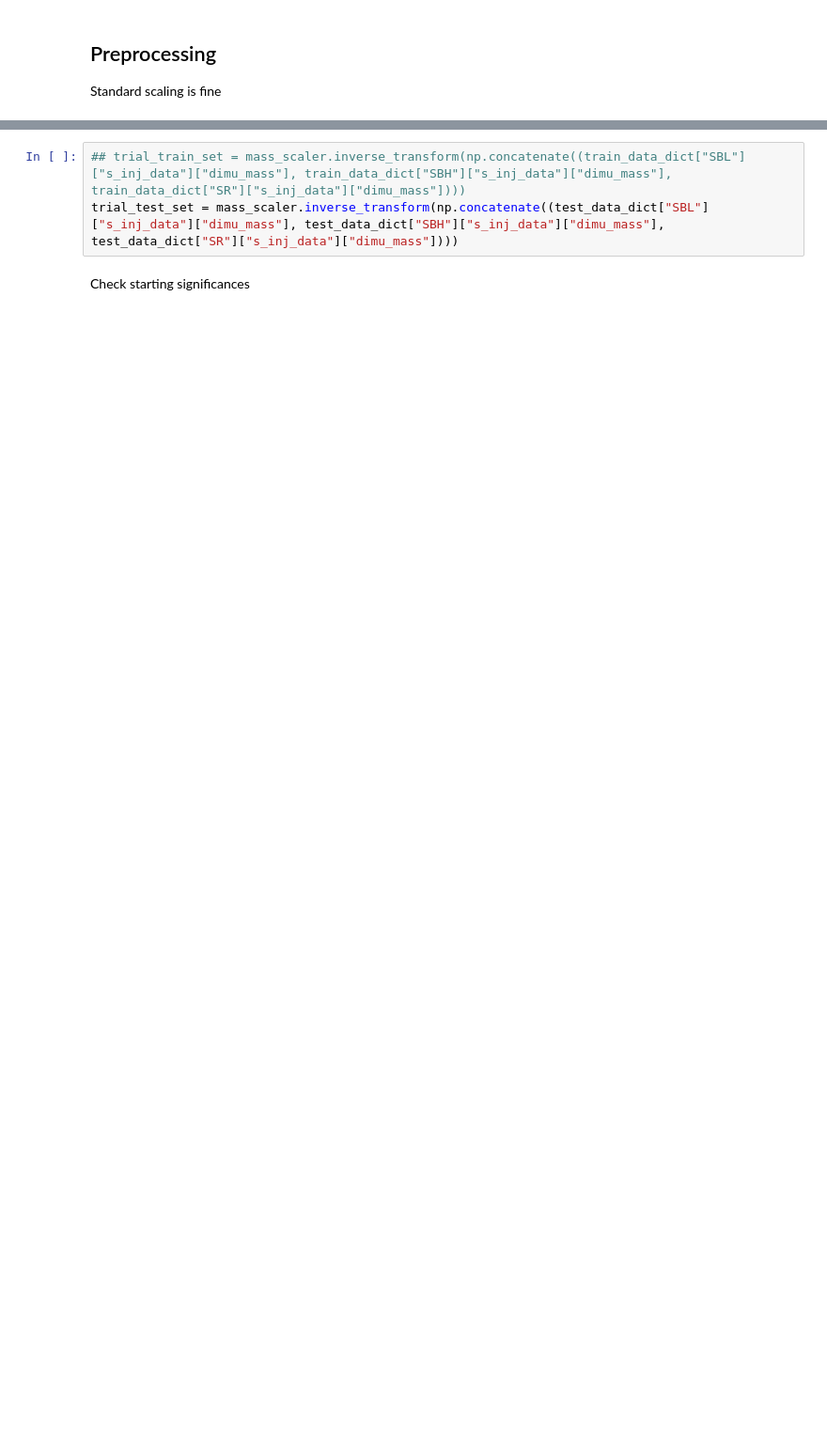
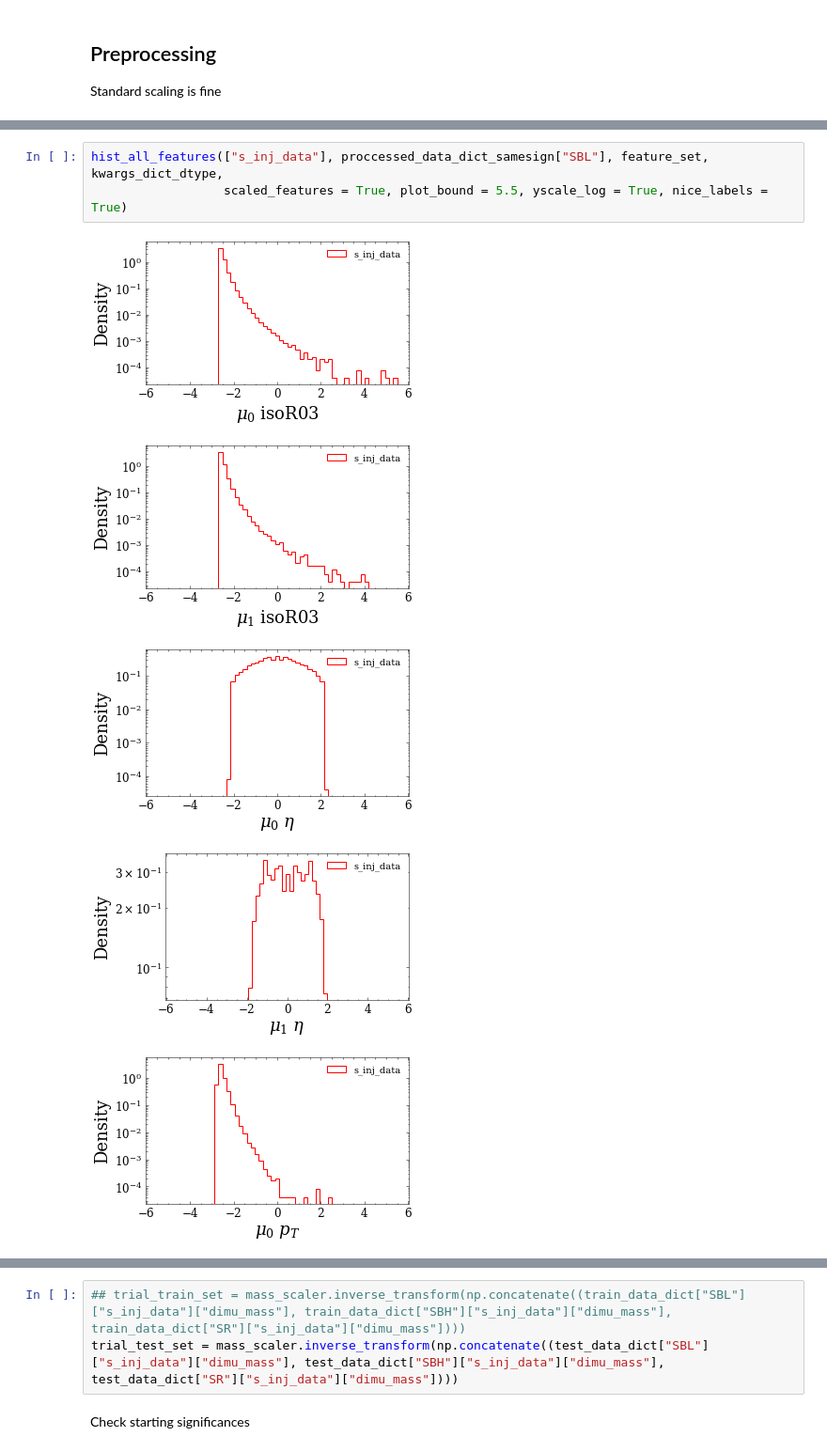
Before and after one commit to hep-lbdl/dimuonAD, a Jupyter notebook: 04_preprocess_data_for_bump_hunt.ipynb, the cells around one changed output, grey strips where cells are left out. Shown at 94% size. Drawn from its saved outputs; the diff is of its cells as text; blank space fills up the shorter version.

```diff
--- a/04_preprocess_data_for_bump_hunt.ipynb
+++ b/04_preprocess_data_for_bump_hunt.ipynb
@@ -287 +276,10 @@ hist_all_features(["s_inj_data"], proccessed_data_dict["SBL"], feature_set, kwar
 ... (6 outputs left out)
+# %%
+hist_all_features(["s_inj_data"], proccessed_data_dict_samesign["SBL"], feature_set, kwargs_dict_dtype,
+                  scaled_features = True, plot_bound = 5.5, yscale_log = True, nice_labels = True)
+# %% [output]
+[figure, added]
+[figure, added]
+[figure, added]
+[figure, added]
+[figure, added]
```
Also changed, not shown: parts of 19 cells of this notebook.
